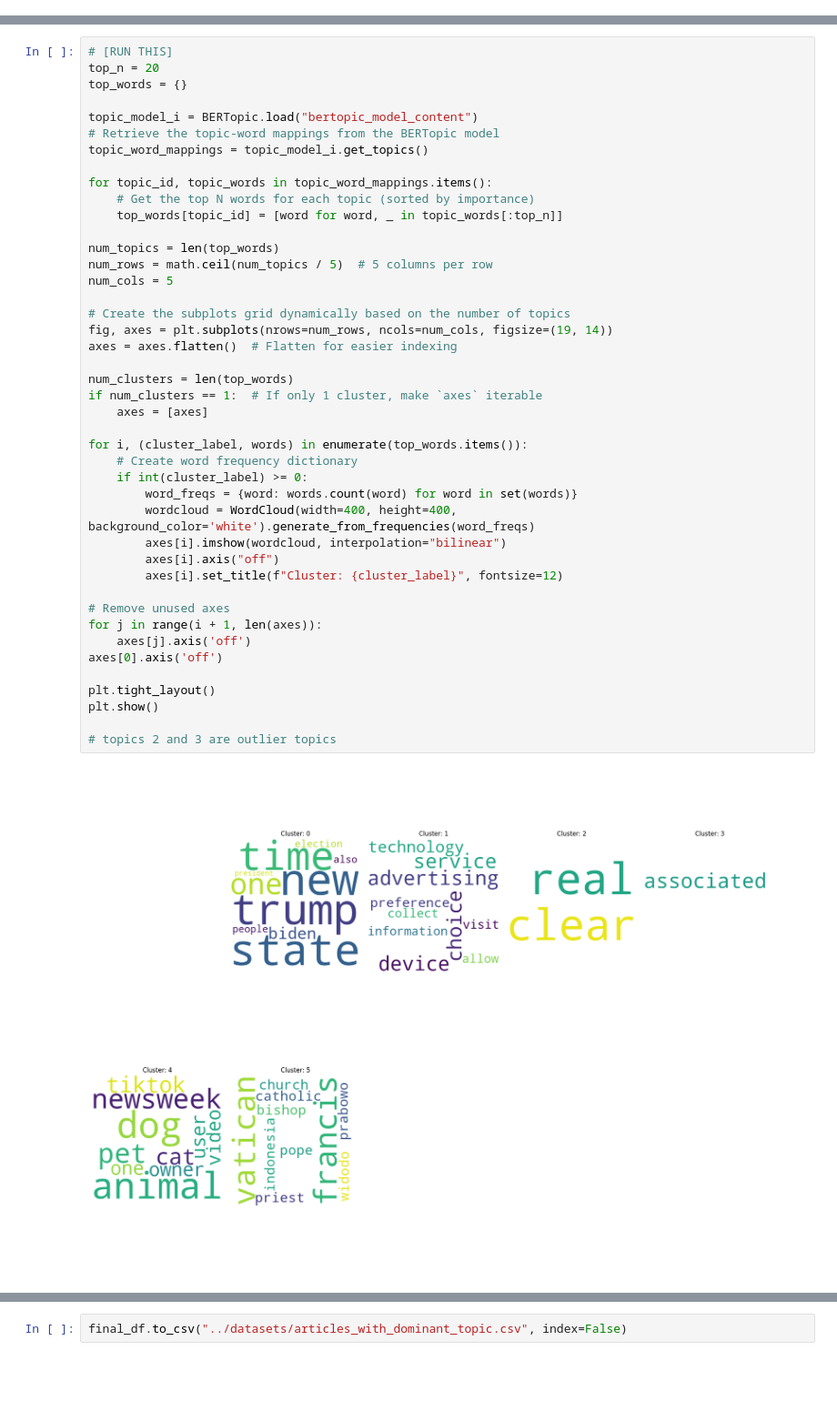
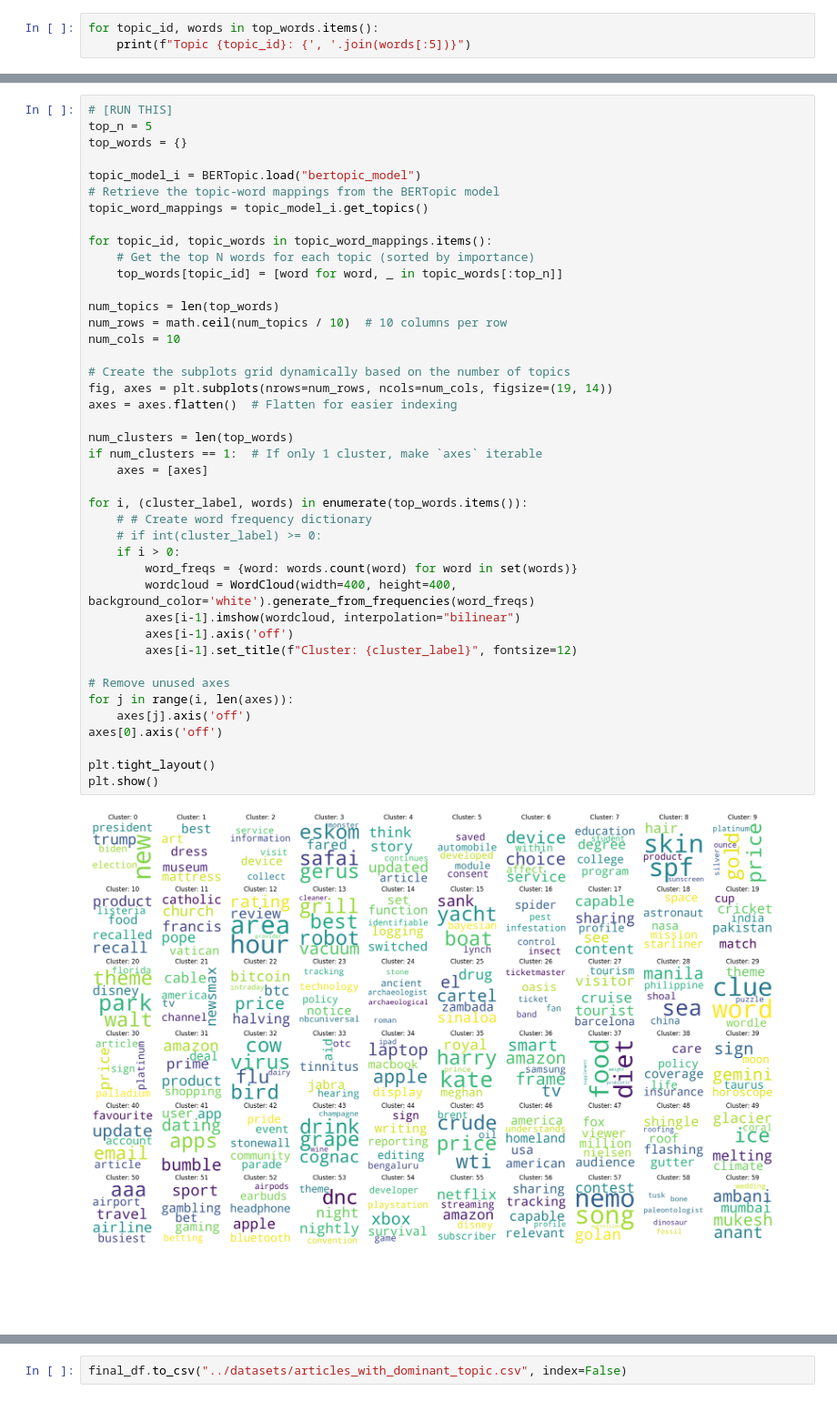
Before and after one commit to ziyouuu/news-bias-detection, a Jupyter notebook: TopicModelling/BERTopic_topicmodelling_content.ipynb, the cells around one changed output, grey strips where cells are left out. Shown at 91% size. Saved outputs shown, nothing was run; the diff lists cells and outputs as text; blank space fills up the shorter version.

Commit message:
Updated codes for BERTopic

```diff
--- a/TopicModelling/BERTopic_topicmodelling_content.ipynb
+++ b/TopicModelling/BERTopic_topicmodelling_content.ipynb
@@ -81,0 +130,3 @@ topic_model_i.save("bertopic_model_content")
+# %%
+for topic_id, words in top_words.items():
+    print(f"Topic {topic_id}: {', '.join(words[:5])}")
@@ -82,48 +151,47 @@ topic_model_i.save("bertopic_model_content")
 # %%
 # [RUN THIS]
-top_n = 20
+top_n = 5
 top_words = {}
 
-topic_model_i = BERTopic.load("bertopic_model_content")
+topic_model_i = BERTopic.load("bertopic_model")
 # Retrieve the topic-word mappings from the BERTopic model
 topic_word_mappings = topic_model_i.get_topics()
 
 for topic_id, topic_words in topic_word_mappings.items():
     # Get the top N words for each topic (sorted by importance)
     top_words[topic_id] = [word for word, _ in topic_words[:top_n]]
 
 num_topics = len(top_words)
-num_rows = math.ceil(num_topics / 5)  # 5 columns per row
-num_cols = 5
+num_rows = math.ceil(num_topics / 10)  # 10 columns per row
+num_cols = 10
 
 # Create the subplots grid dynamically based on the number of topics
 fig, axes = plt.subplots(nrows=num_rows, ncols=num_cols, figsize=(19, 14))
 axes = axes.flatten()  # Flatten for easier indexing
 
 num_clusters = len(top_words)
 if num_clusters == 1:  # If only 1 cluster, make `axes` iterable
     axes = [axes]
 
 for i, (cluster_label, words) in enumerate(top_words.items()):
-    # Create word frequency dictionary
-    if int(cluster_label) >= 0:
+    # # Create word frequency dictionary
+    # if int(cluster_label) >= 0:
+    if i > 0:
         word_freqs = {word: words.count(word) for word in set(words)}
         wordcloud = WordCloud(width=400, height=400, background_color='white').generate_from_frequencies(word_freqs)
-        axes[i].imshow(wordcloud, interpolation="bilinear")
-        axes[i].axis("off")
-        axes[i].set_title(f"Cluster: {cluster_label}", fontsize=12)
+        axes[i-1].imshow(wordcloud, interpolation="bilinear")
+        axes[i-1].axis('off')
+        axes[i-1].set_title(f"Cluster: {cluster_label}", fontsize=12)
 
 # Remove unused axes
-for j in range(i + 1, len(axes)):
+for j in range(i, len(axes)):
     axes[j].axis('off')
 axes[0].axis('off')
 
 plt.tight_layout()
 plt.show()
-
-# topics 2 and 3 are outlier topics
 # %% [output]
-[figure, old version]
+[figure, new version]
 # %%
 # [RUN THIS]
 # topic_model = BERTopic.load("bertopic_model_content")
```
Also changed, not shown: parts of 27 cells of this notebook, 1 other file.
